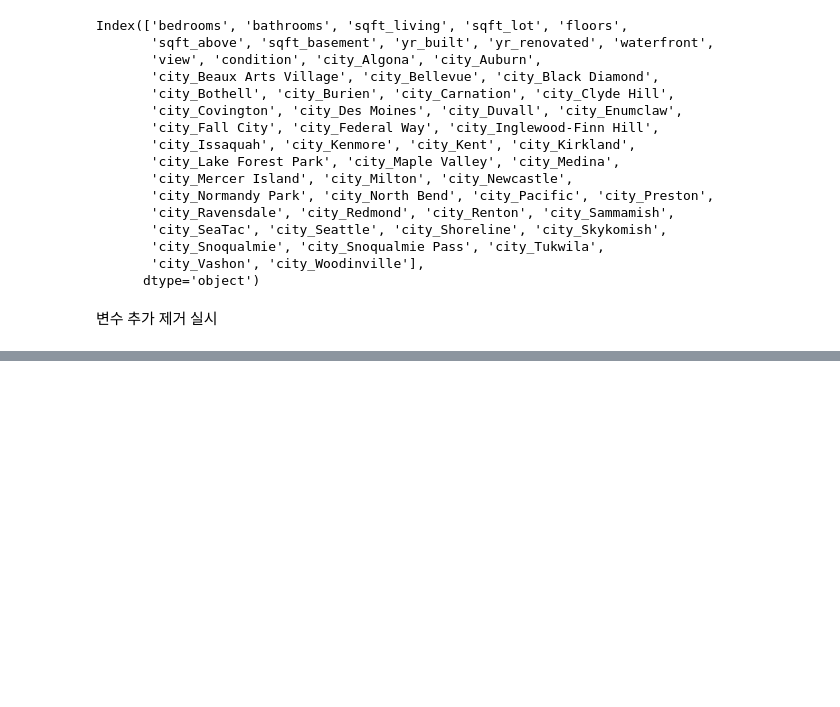
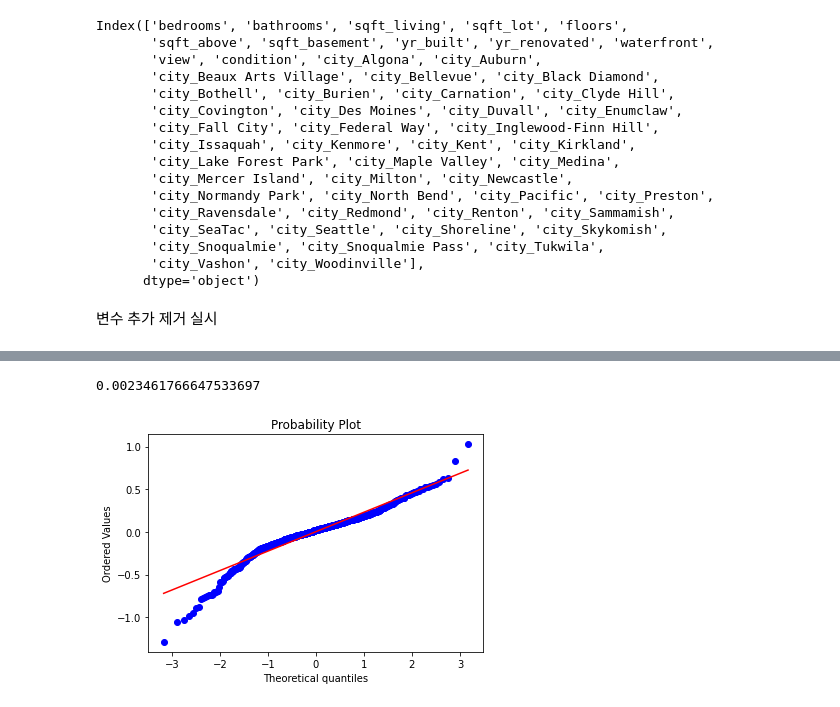
Before and after one commit to umkiyoung/MultivariateAnalysis, a Jupyter notebook: Assignments/Assignment_1/MLR.ipynb, the cells around one changed output, grey strips where cells are left out. Cells and saved outputs as stored; diff of their text form; code cells hidden in the pictures; blank space fills up the shorter version.

```diff
--- a/Assignments/Assignment_1/MLR.ipynb
+++ b/Assignments/Assignment_1/MLR.ipynb
@@ -773,0 +777,10 @@ Index(['bedrooms', 'bathrooms', 'sqft_living', 'sqft_lot', 'floors',
+# %%
+def qqplot(resid):
+    stats.probplot(resid,dist='norm', plot=pylab)
+    print(np.mean(resid))
+    pylab.show()
+
+qqplot(resid)
+# %% [output]
+0.0023461766647533697
+[figure, added]
```
Also changed, not shown: parts of 37 cells of this notebook.
